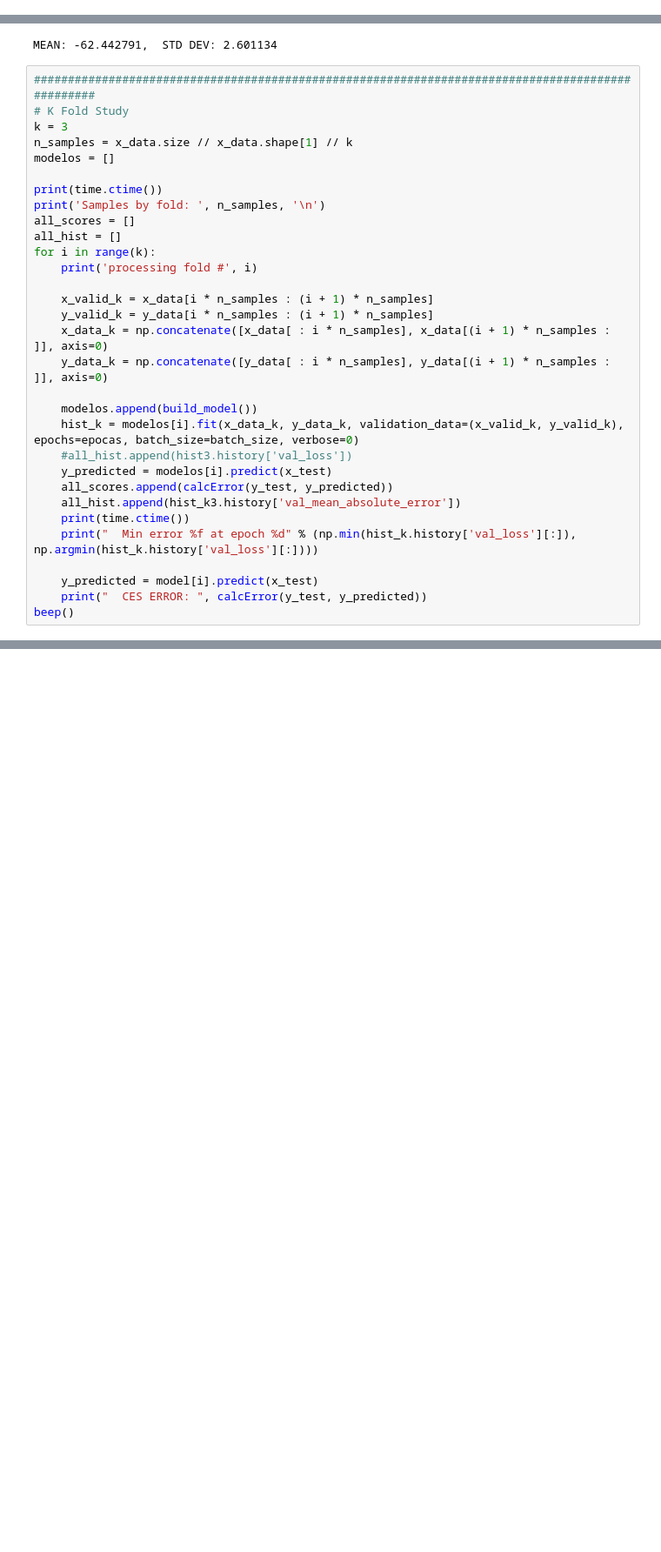
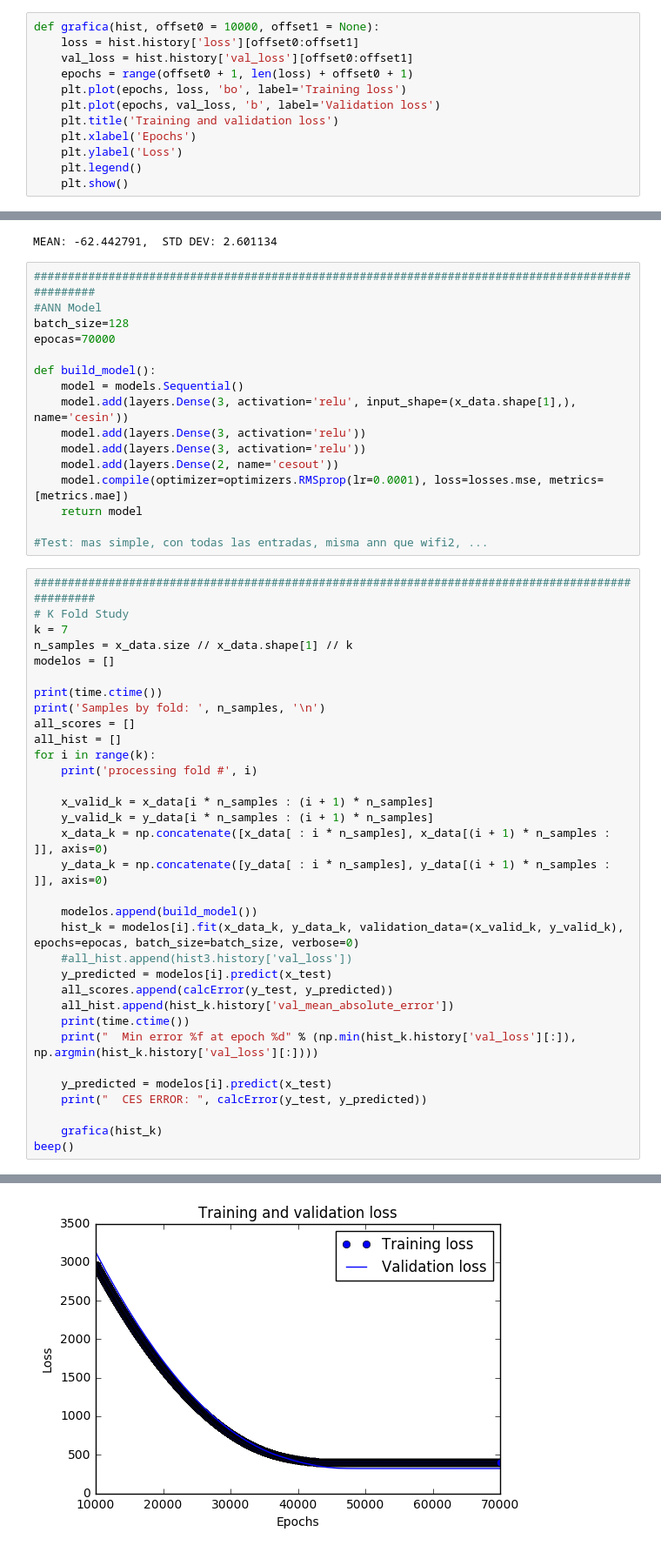
Before and after one commit to ccasanoval/IndoorLocation, a Jupyter notebook: wifi4_ensembles.ipynb, the cells around one changed output, grey strips where cells are left out. Shown at 87% size. Drawn from its saved outputs; the diff is of its cells as text; blank space fills up the shorter version.

Commit message:
test with ensemble..not good

```diff
--- a/wifi4_ensembles.ipynb
+++ b/wifi4_ensembles.ipynb
@@ -87,3 +70,15 @@ def build_model():
+# %%
+def grafica(hist, offset0 = 10000, offset1 = None):
+    loss = hist.history['loss'][offset0:offset1]
+    val_loss = hist.history['val_loss'][offset0:offset1]
+    epochs = range(offset0 + 1, len(loss) + offset0 + 1)
+    plt.plot(epochs, loss, 'bo', label='Training loss')
+    plt.plot(epochs, val_loss, 'b', label='Validation loss')
+    plt.title('Training and validation loss')
+    plt.xlabel('Epochs')
+    plt.ylabel('Loss')
+    plt.legend()
+    plt.show()
 # %%
 #################################################################################################
 #Loading the data
@@ -112,10 +106,26 @@ x_train = (x_train - mean) / std
 x_test = (x_test - mean) / std
 # %% [output]
 MEAN: -62.442791,  STD DEV: 2.601134
+# %%
+#################################################################################################
+#ANN Model
+batch_size=128
+epocas=70000
+
+def build_model():
+    model = models.Sequential()
+    model.add(layers.Dense(3, activation='relu', input_shape=(x_data.shape[1],), name='cesin'))
+    model.add(layers.Dense(3, activation='relu'))
+    model.add(layers.Dense(3, activation='relu'))
+    model.add(layers.Dense(2, name='cesout'))
+    model.compile(optimizer=optimizers.RMSprop(lr=0.0001), loss=losses.mse, metrics=[metrics.mae])
+    return model
+
+#Test: mas simple, con todas las entradas, misma ann que wifi2, ...
 # %%
 #################################################################################################
 # K Fold Study
-k = 3
+k = 7
 n_samples = x_data.size // x_data.shape[1] // k
 modelos = []
 
@@ -136,11 +146,13 @@ for i in range(k):
     #all_hist.append(hist3.history['val_loss'])
     y_predicted = modelos[i].predict(x_test)
     all_scores.append(calcError(y_test, y_predicted))
-    all_hist.append(hist_k3.history['val_mean_absolute_error'])
+    all_hist.append(hist_k.history['val_mean_absolute_error'])
     print(time.ctime())
     print("  Min error %f at epoch %d" % (np.min(hist_k.history['val_loss'][:]), np.argmin(hist_k.history['val_loss'][:])))
 
-    y_predicted = model[i].predict(x_test)
+    y_predicted = modelos[i].predict(x_test)
     print("  CES ERROR: ", calcError(y_test, y_predicted))
+
+    grafica(hist_k)
 beep()
 # %% [output]
@@ -150,0 +166 @@ processing fold # 0
+[figure, added]
```
Also changed, not shown: parts of 7 cells of this notebook, 1 other file.
